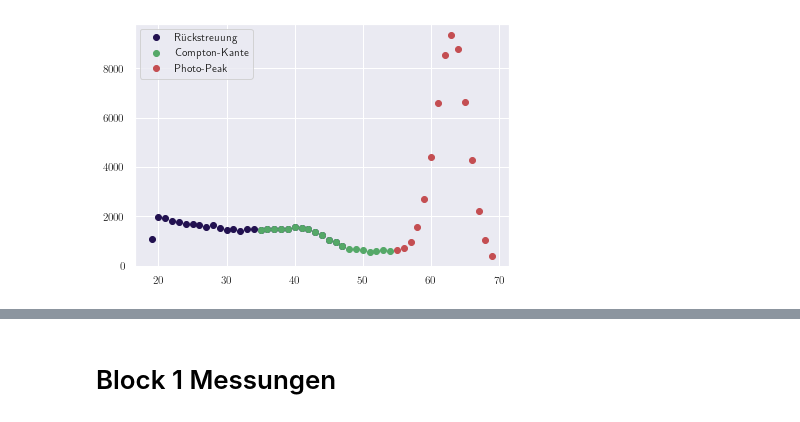
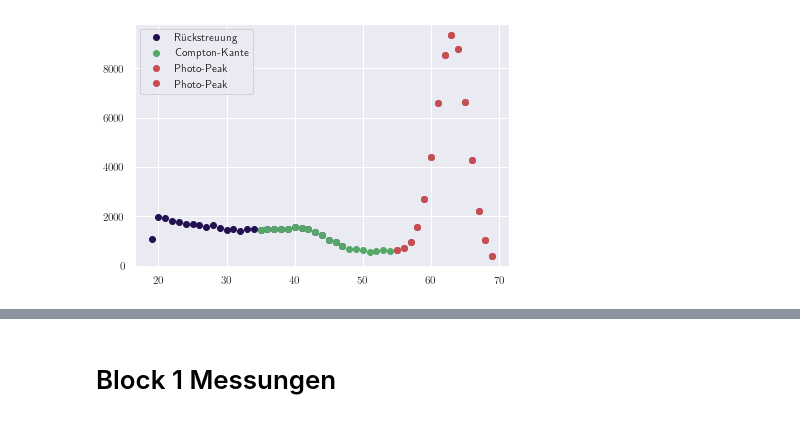
Before and after one commit to Ballasch/V14, a Jupyter notebook: Code.ipynb, the cells around one changed output, grey strips where cells are left out. Saved outputs shown, nothing was run; the diff lists cells and outputs as text; code cells hidden in the pictures.

```diff
--- a/Code.ipynb
+++ b/Code.ipynb
@@ -34,16 +55,18 @@ inv_pathDict = {pathDict[k]:k for k in pathDict}
 # %%
 data = np.genfromtxt("Daten/Block 1/Block1_159.Spe", skip_header=12, skip_footer=14)
 #plt.plot(peaks,data[peaks],"x")
 #plt.plot(np.arange(30,65),data[30:65],"o")
+peakindex = 65
 
 plt.plot(np.arange(19,48),data[19:48],"o",label="Rückstreuung")
 plt.plot(np.arange(35,55),data[35:55],"go", label="Compton-Kante")
+plt.plot(np.arange(55,70),data[55:70], "ro", label="Photo-Peak")
 plt.plot(np.arange(55,70),data[55:70], "ro", label="Photo-Peak")
 #lt.plot[]
 #plt.xlim(25,95)
 plt.grid(True)
 plt.legend()
 plt.tight_layout()
 plt.savefig("Daten/leerlauf.pdf")
 # %% [output]
-[figure, old version]
+[figure, new version]
```
Also changed, not shown: parts of 26 cells of this notebook, 11 other files.
